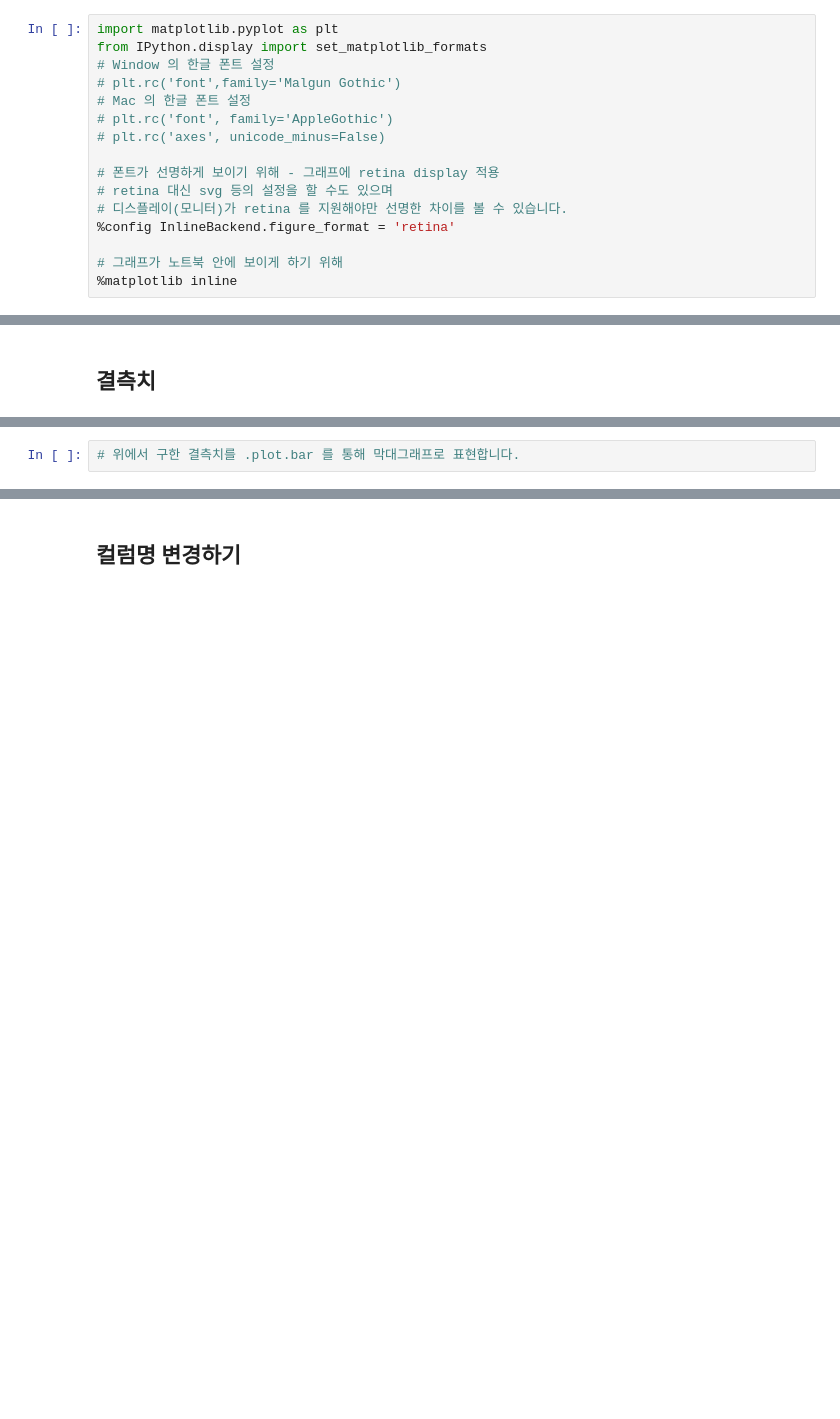
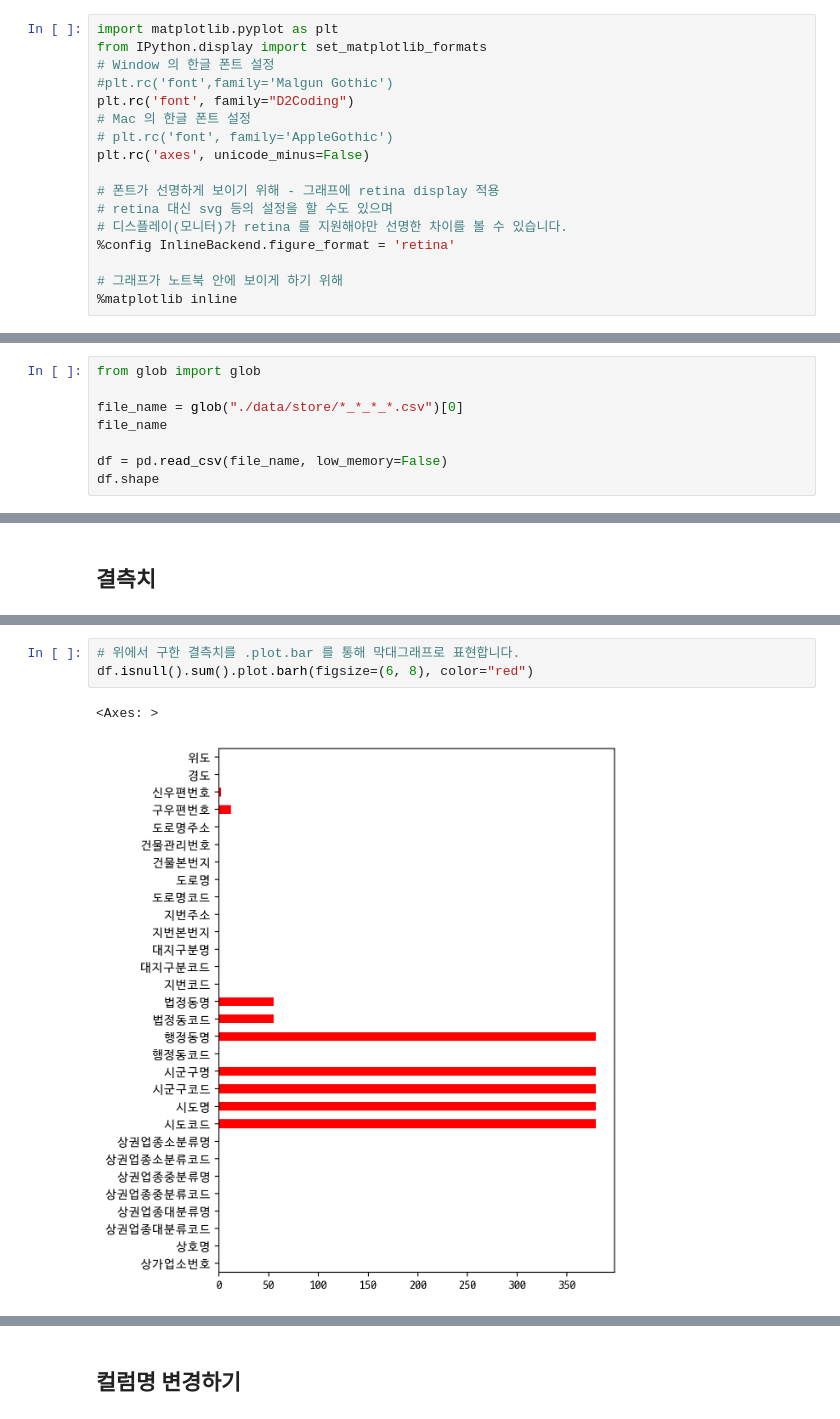
Before and after one commit to corazzon/boostcourse-ds-510, a Jupyter notebook: open-data-analysis-input.ipynb, the cells around one changed output, grey strips where cells are left out. Drawn from its saved outputs; the diff is of its cells as text; blank space fills up the shorter version.

```diff
--- a/open-data-analysis-input.ipynb
+++ b/open-data-analysis-input.ipynb
@@ -20,10 +25,11 @@
 import matplotlib.pyplot as plt
 from IPython.display import set_matplotlib_formats
 # Window 의 한글 폰트 설정
-# plt.rc('font',family='Malgun Gothic')
+#plt.rc('font',family='Malgun Gothic')
+plt.rc('font', family="D2Coding")
 # Mac 의 한글 폰트 설정
 # plt.rc('font', family='AppleGothic')
-# plt.rc('axes', unicode_minus=False)
+plt.rc('axes', unicode_minus=False)
 
 # 폰트가 선명하게 보이기 위해 - 그래프에 retina display 적용
 # retina 대신 svg 등의 설정을 할 수도 있으며
@@ -37,3 +43,11 @@ from IPython.display import set_matplotlib_formats
 * 판다스에서 데이터를 로드할 때는 read_csv를 사용합니다.
 * 데이터를 로드해서 df라는 변수에 담습니다.
 * 그리고 shape 를 통해 데이터의 갯수를 찍습니다. 결과는 (행, 열) 순으로 출력됩니다.
+# %%
+from glob import glob
+
+file_name = glob("./data/store/*_*_*_*.csv")[0]
+file_name
+
+df = pd.read_csv(file_name, low_memory=False)
+df.shape
@@ -65,5 +163,9 @@ from IPython.display import set_matplotlib_formats
 # %%
 # 위에서 구한 결측치를 .plot.bar 를 통해 막대그래프로 표현합니다.
+df.isnull().sum().plot.barh(figsize=(6, 8), color="red")
+# %% [output]
+<Axes: >
+[figure, added]
 # %%
 # 위에서 계산한 결측치 수를 reset_index 를 통해 데이터프레임으로 만들어 줍니다.
 # df_null_count 변수에 결과를 담아서 head 로 미리보기를 합니다.
```
Also changed, not shown: parts of 27 cells of this notebook, 7 other files.
